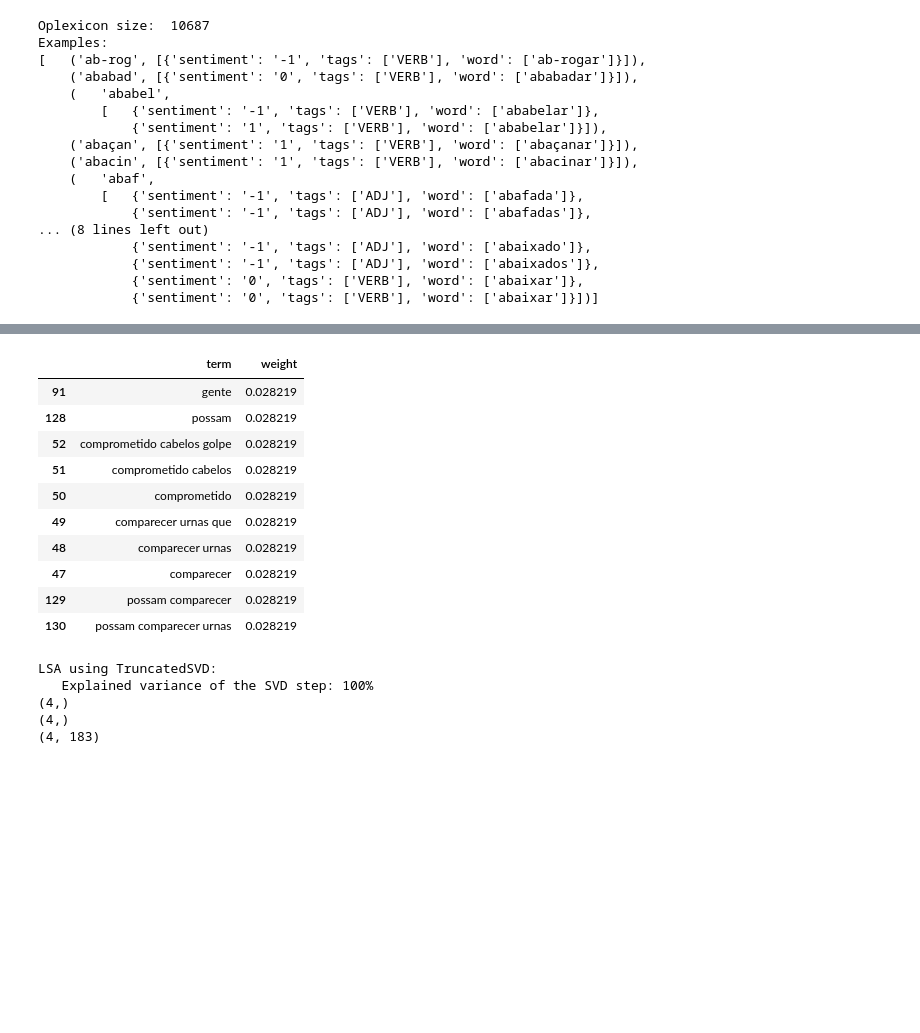
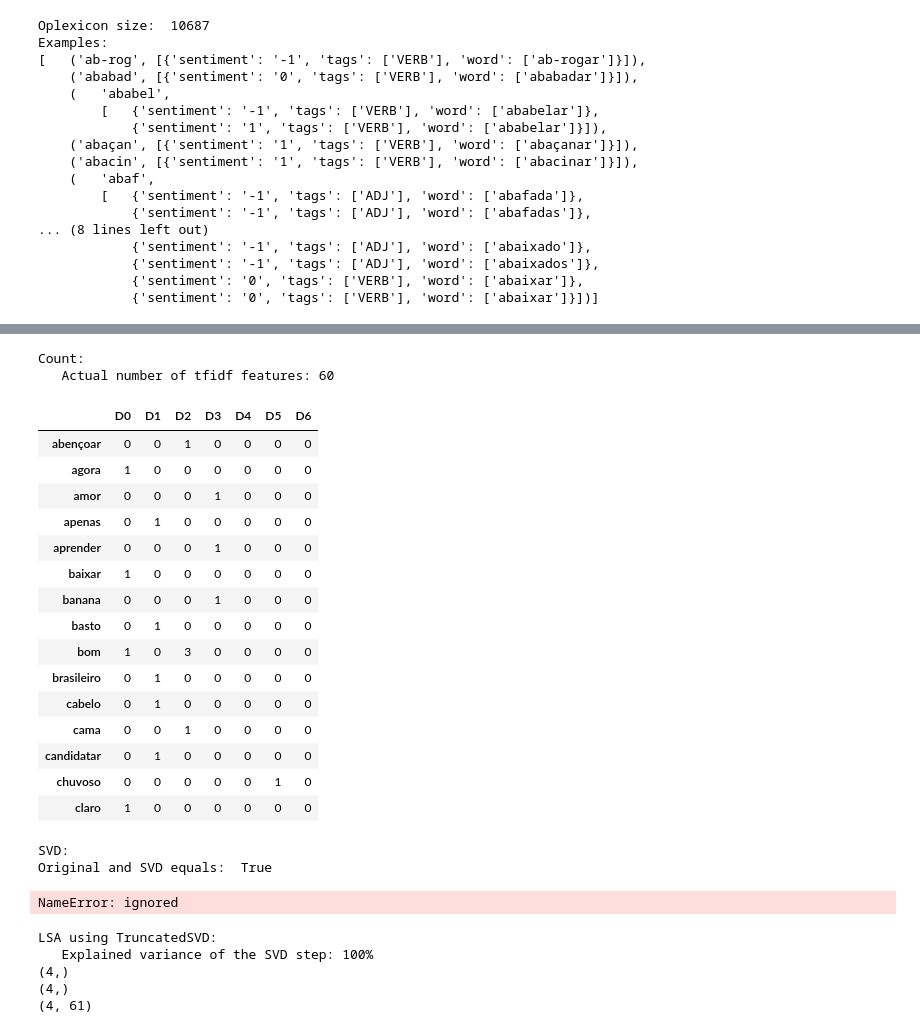
Before and after one commit to rdenadai/TxtP-Study-Notebooks, a Jupyter notebook: notebooks/text_classification_example.ipynb, the cells around one changed output, grey strips where cells are left out. Drawn from its saved outputs; the diff is of its cells as text; code cells hidden in the pictures; blank space fills up the shorter version.

Commit message:
LSA + Emotion

```diff
--- a/notebooks/text_classification_example.ipynb
+++ b/notebooks/text_classification_example.ipynb
@@ -282,17 +312,41 @@ Tf-Idf:
-# %%
-weights = np.asarray(X_tfidf.mean(axis=0)).ravel().tolist()
-weights_df = pd.DataFrame({'term': vectorizer.get_feature_names(), 'weight': weights})
-weights_df = weights_df.sort_values(by='weight', ascending=True)
-display(weights_df.head(10))
-# %% [output]
-|  | term | weight |
-| 91 | gente | 0.028219 |
-| 128 | possam | 0.028219 |
-| 52 | comprometido cabelos golpe | 0.028219 |
-| 51 | comprometido cabelos | 0.028219 |
-| 50 | comprometido | 0.028219 |
-| 49 | comparecer urnas que | 0.028219 |
-| 48 | comparecer urnas | 0.028219 |
-| 47 | comparecer | 0.028219 |
-| 129 | possam comparecer | 0.028219 |
-| 130 | possam comparecer urnas | 0.028219 |
+# %%
+print('Count:')
+vectorizer = CountVectorizer()
+X_count = vectorizer.fit_transform(frases)
+print("   Actual number of tfidf features: %d" % X_count.get_shape()[1])
+weights_df = pd.DataFrame(X_count.toarray().T, index=vectorizer.get_feature_names(), columns=ldocs)
+display(weights_df.head(15))
+# %% [output]
+Count:
+   Actual number of tfidf features: 60
+|  | D0 | D1 | D2 | D3 | D4 | D5 | D6 |
+| abençoar | 0 | 0 | 1 | 0 | 0 | 0 | 0 |
+| agora | 1 | 0 | 0 | 0 | 0 | 0 | 0 |
+| amor | 0 | 0 | 0 | 1 | 0 | 0 | 0 |
+| apenas | 0 | 1 | 0 | 0 | 0 | 0 | 0 |
+| aprender | 0 | 0 | 0 | 1 | 0 | 0 | 0 |
+| baixar | 1 | 0 | 0 | 0 | 0 | 0 | 0 |
+| banana | 0 | 0 | 0 | 1 | 0 | 0 | 0 |
+| basto | 0 | 1 | 0 | 0 | 0 | 0 | 0 |
+| bom | 1 | 0 | 3 | 0 | 0 | 0 | 0 |
+| brasileiro | 0 | 1 | 0 | 0 | 0 | 0 | 0 |
+| cabelo | 0 | 1 | 0 | 0 | 0 | 0 | 0 |
+| cama | 0 | 0 | 1 | 0 | 0 | 0 | 0 |
+| candidatar | 0 | 1 | 0 | 0 | 0 | 0 | 0 |
+| chuvoso | 0 | 0 | 0 | 0 | 0 | 1 | 0 |
+| claro | 1 | 0 | 0 | 0 | 0 | 0 | 0 |
+# %%
+print('SVD: ')
+AC = copy.deepcopy(X_count.toarray().T)
+u, s, v = np.linalg.svd(AC, full_matrices=False)
+print('Original and SVD equals: ', np.allclose(AC, np.dot(u, np.dot(np.diag(s), v))))
+
+# print(AC)
+# print(u.astype(np.float16))
+# print('-' * 20)
+# print(np.diag(s.astype(np.float16)))
+# print('-' * 20)
+# print(v.astype(np.float16))
+# %% [output]
+SVD:
+Original and SVD equals:  True
@@ -299,14 +374,27 @@ display(weights_df.head(10))
+# %%
+dtframe = {d: np.zeros(len(ldocs)) for d in emotion_weigths}
+for k, item in enumerate(emotion_weigths.items()):
+    sent = np.array(item[1])
+    for i, m in enumerate(cosine_distances(v.T, sent)):
+        print(m)
+        dtframe[item[0]][i] = np.sum(m)
+
+# pp.pprint(dtframe)
+df = pd.DataFrame(list(dtframe.values()), index=dtframe.keys(), columns=ldocs)
+display(df.head(15))
+# %% [output]
+NameError: ignored
 # %%
 print("LSA using TruncatedSVD:")
 
 # Project the tfidf vectors onto the first N principal components.
 # Though this is significantly fewer features than the original tfidf vector,
 # they are stronger features, and the accuracy is higher.
-svd = TruncatedSVD(100)
+svd = TruncatedSVD(50)
 lsa = make_pipeline(svd, Normalizer(copy=False))
 
 # Run SVD on the training data, then project the training data.
-X_lsa = lsa.fit_transform(X_tfidf)
+X_lsa = lsa.fit_transform(X_count)
 
 explained_variance = svd.explained_variance_ratio_.sum()
 print("   Explained variance of the SVD step: {}%".format(int(explained_variance * 100)))
@@ -319,7 +407,7 @@ LSA using TruncatedSVD:
    Explained variance of the SVD step: 100%
 (4,)
 (4,)
-(4, 183)
+(4, 61)
 # %%
 print('LSA using numpy:')
 u, s, v = np.linalg.svd(X_tfidf.toarray(), full_matrices=False)
```
Also changed, not shown: parts of 16 cells of this notebook.
